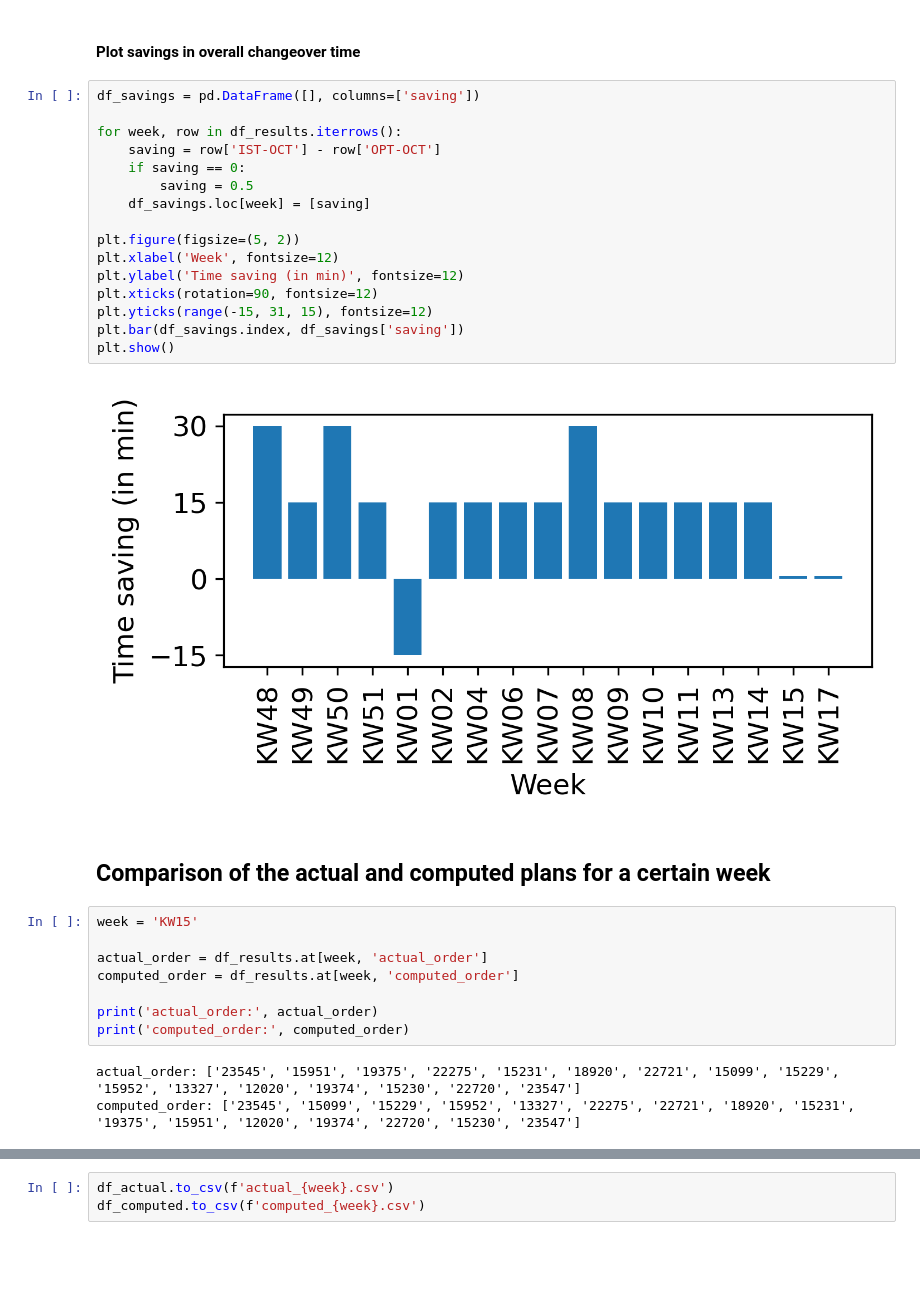
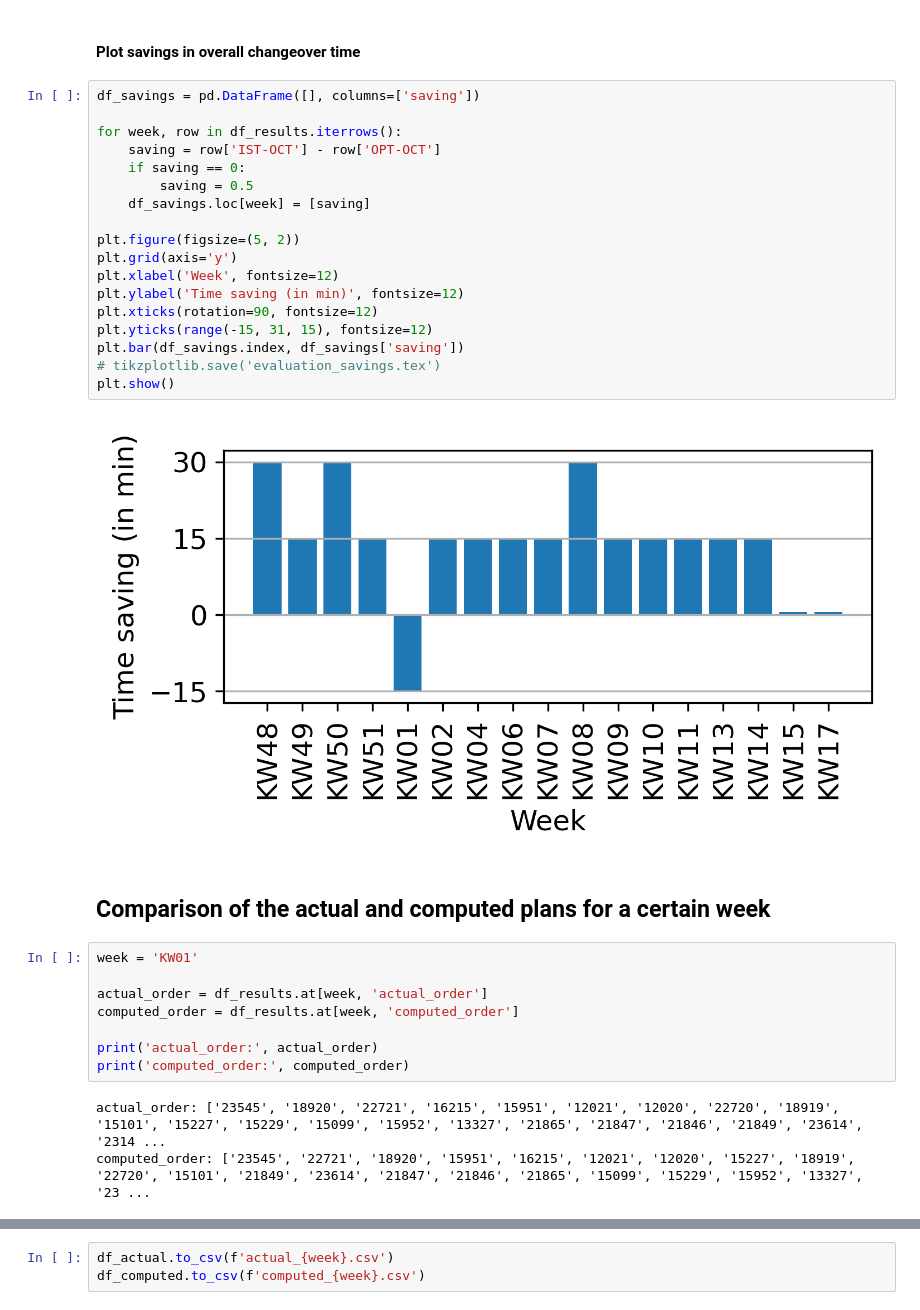
Before and after one commit to dim35216/product-ordering, a Jupyter notebook: src/evaluation/evaluation.ipynb, the cells around one changed output, grey strips where cells are left out. Cells and saved outputs as stored; diff of their text form; blank space fills up the shorter version.

Commit message:
Issue #23: Refine second evaluation

```diff
--- a/src/evaluation/evaluation.ipynb
+++ b/src/evaluation/evaluation.ipynb
@@ -191,25 +191,27 @@ df_results.to_csv('evaluation_results.csv')
 # %%
 df_savings = pd.DataFrame([], columns=['saving'])
 
 for week, row in df_results.iterrows():
     saving = row['IST-OCT'] - row['OPT-OCT']
     if saving == 0:
         saving = 0.5
     df_savings.loc[week] = [saving]
 
 plt.figure(figsize=(5, 2))
+plt.grid(axis='y')
 plt.xlabel('Week', fontsize=12)
 plt.ylabel('Time saving (in min)', fontsize=12)
 plt.xticks(rotation=90, fontsize=12)
 plt.yticks(range(-15, 31, 15), fontsize=12)
 plt.bar(df_savings.index, df_savings['saving'])
+# tikzplotlib.save('evaluation_savings.tex')
 plt.show()
 # %% [output]
-[figure, old version]
+[figure, new version]
 # %% [markdown]
 ## Comparison of the actual and computed plans for a certain week
 # %%
-week = 'KW15'
+week = 'KW01'
 
 actual_order = df_results.at[week, 'actual_order']
 computed_order = df_results.at[week, 'computed_order']
@@ -217,8 +219,8 @@ computed_order = df_results.at[week, 'computed_order']
 print('actual_order:', actual_order)
 print('computed_order:', computed_order)
 # %% [output]
-actual_order: ['23545', '15951', '19375', '22275', '15231', '18920', '22721', '15099', '15229', '15952', '13327', '12020', '19374', '15230', '22720', '23547']
-computed_order: ['23545', '15099', '15229', '15952', '13327', '22275', '22721', '18920', '15231', '19375', '15951', '12020', '19374', '22720', '15230', '23547']
+actual_order: ['23545', '18920', '22721', '16215', '15951', '12021', '12020', '22720', '18919', '15101', '15227', '15229', '15099', '15952', '13327', '21865', '21847', '21846', '21849', '23614', '2314 ...
+computed_order: ['23545', '22721', '18920', '15951', '16215', '12021', '12020', '15227', '18919', '22720', '15101', '21849', '23614', '21847', '21846', '21865', '15099', '15229', '15952', '13327', '23 ...
 # %%
 actual_plan = []
 for product in actual_order:
```
Also changed, not shown: parts of 5 cells of this notebook, 16 other files.
